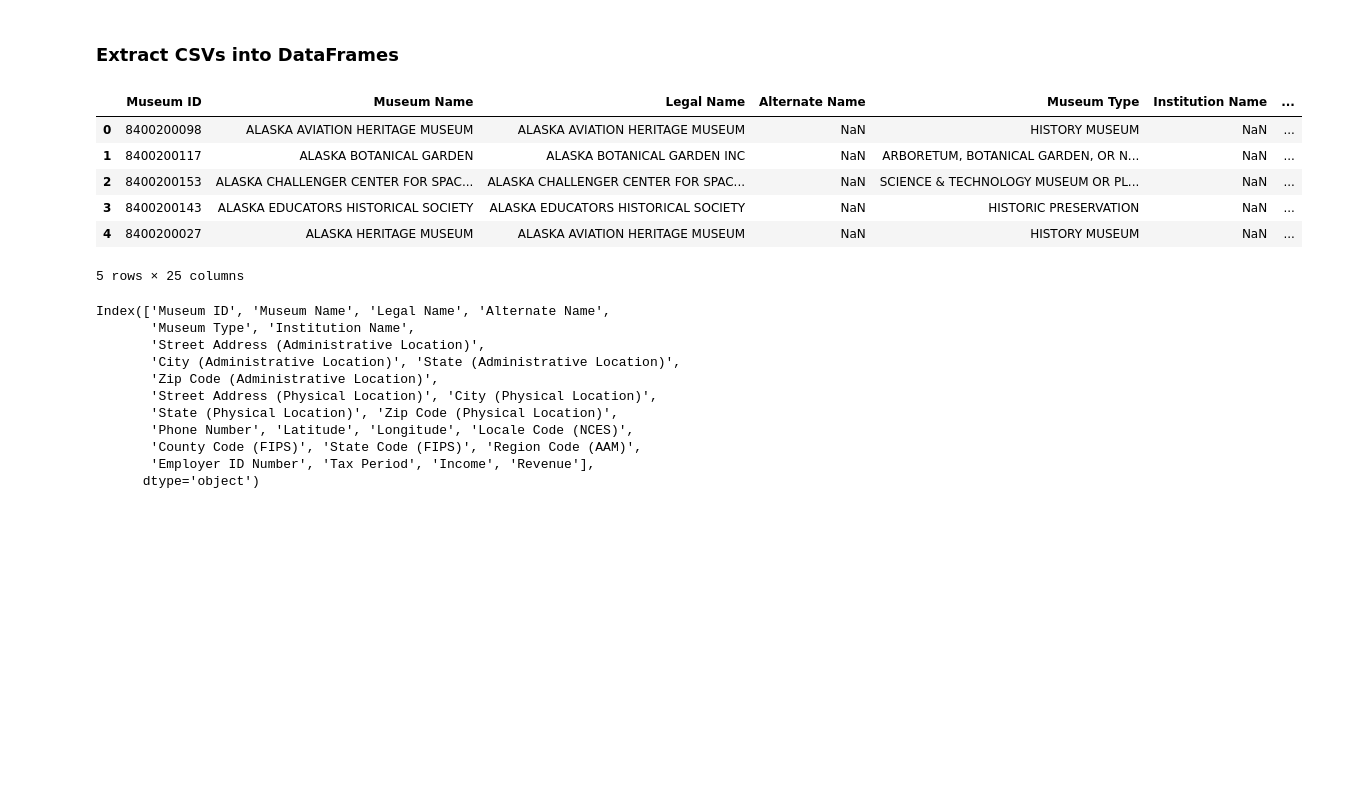
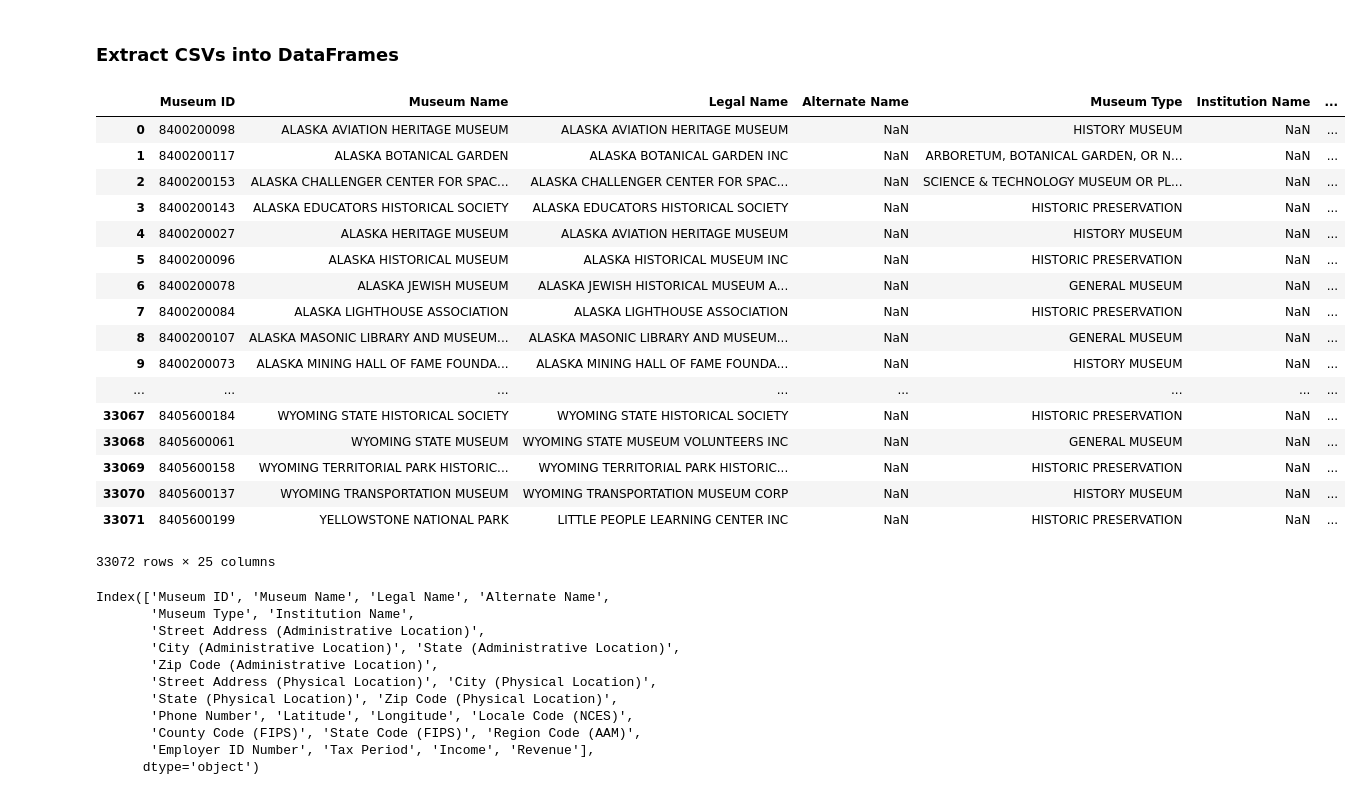
Before and after one commit to lmcambero/ETL-Week_13, a Jupyter notebook: Museums2.ipynb, the cells around one changed output. Cells and saved outputs as stored; diff of their text form; code cells hidden in the pictures; blank space fills up the shorter version.

```diff
--- a/Museums2.ipynb
+++ b/Museums2.ipynb
@@ -6,15 +6,26 @@ from sqlalchemy import create_engine
 # %%
 museums_csv_file = "museums.csv"
 museums_df = pd.read_csv(museums_csv_file)
-museums_df.head()
+museums_df
 # %% [output]
 |  | Museum ID | Museum Name | Legal Name | Alternate Name | Museum Type | Institution Name | ... |
 | 0 | 8400200098 | ALASKA AVIATION HERITAGE MUSEUM | ALASKA AVIATION HERITAGE MUSEUM | NaN | HISTORY MUSEUM | NaN | ... |
 | 1 | 8400200117 | ALASKA BOTANICAL GARDEN | ALASKA BOTANICAL GARDEN INC | NaN | ARBORETUM, BOTANICAL GARDEN, OR N... | NaN | ... |
 | 2 | 8400200153 | ALASKA CHALLENGER CENTER FOR SPAC... | ALASKA CHALLENGER CENTER FOR SPAC... | NaN | SCIENCE & TECHNOLOGY MUSEUM OR PL... | NaN | ... |
 | 3 | 8400200143 | ALASKA EDUCATORS HISTORICAL SOCIETY | ALASKA EDUCATORS HISTORICAL SOCIETY | NaN | HISTORIC PRESERVATION | NaN | ... |
 | 4 | 8400200027 | ALASKA HERITAGE MUSEUM | ALASKA AVIATION HERITAGE MUSEUM | NaN | HISTORY MUSEUM | NaN | ... |
+| 5 | 8400200096 | ALASKA HISTORICAL MUSEUM | ALASKA HISTORICAL MUSEUM INC | NaN | HISTORIC PRESERVATION | NaN | ... |
+| 6 | 8400200078 | ALASKA JEWISH MUSEUM | ALASKA JEWISH HISTORICAL MUSEUM A... | NaN | GENERAL MUSEUM | NaN | ... |
+| 7 | 8400200084 | ALASKA LIGHTHOUSE ASSOCIATION | ALASKA LIGHTHOUSE ASSOCIATION | NaN | HISTORIC PRESERVATION | NaN | ... |
+| 8 | 8400200107 | ALASKA MASONIC LIBRARY AND MUSEUM... | ALASKA MASONIC LIBRARY AND MUSEUM... | NaN | GENERAL MUSEUM | NaN | ... |
+| 9 | 8400200073 | ALASKA MINING HALL OF FAME FOUNDA... | ALASKA MINING HALL OF FAME FOUNDA... | NaN | HISTORY MUSEUM | NaN | ... |
+| ... | ... | ... | ... | ... | ... | ... | ... |
+| 33067 | 8405600184 | WYOMING STATE HISTORICAL SOCIETY | WYOMING STATE HISTORICAL SOCIETY | NaN | HISTORIC PRESERVATION | NaN | ... |
+| 33068 | 8405600061 | WYOMING STATE MUSEUM | WYOMING STATE MUSEUM VOLUNTEERS INC | NaN | GENERAL MUSEUM | NaN | ... |
+| 33069 | 8405600158 | WYOMING TERRITORIAL PARK HISTORIC... | WYOMING TERRITORIAL PARK HISTORIC... | NaN | HISTORIC PRESERVATION | NaN | ... |
+| 33070 | 8405600137 | WYOMING TRANSPORTATION MUSEUM | WYOMING TRANSPORTATION MUSEUM CORP | NaN | HISTORY MUSEUM | NaN | ... |
+| 33071 | 8405600199 | YELLOWSTONE NATIONAL PARK | LITTLE PEOPLE LEARNING CENTER INC | NaN | HISTORIC PRESERVATION | NaN | ... |
-5 rows × 25 columns
+33072 rows × 25 columns
 # %%
 museums_df.columns
 # %% [output]
```
